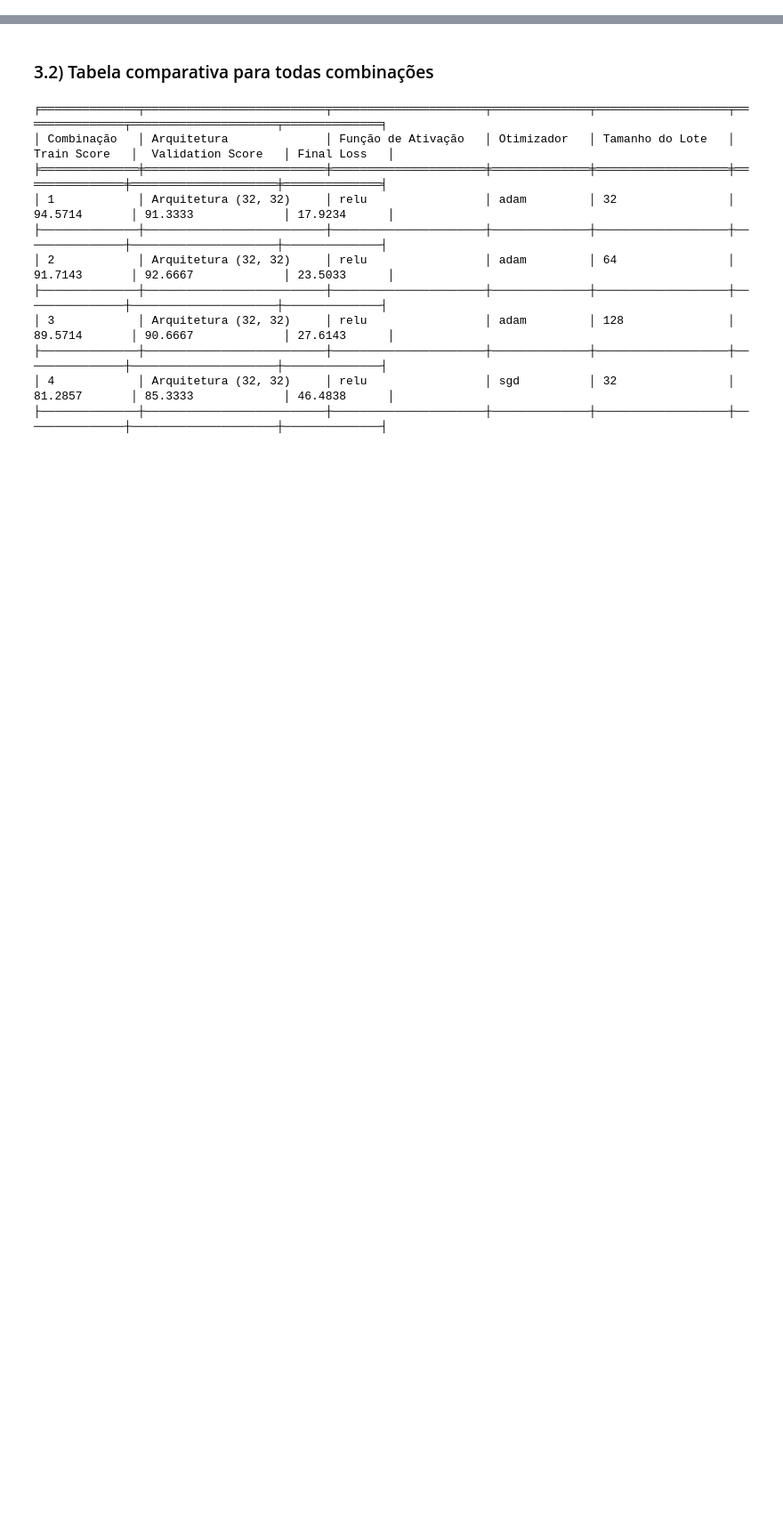
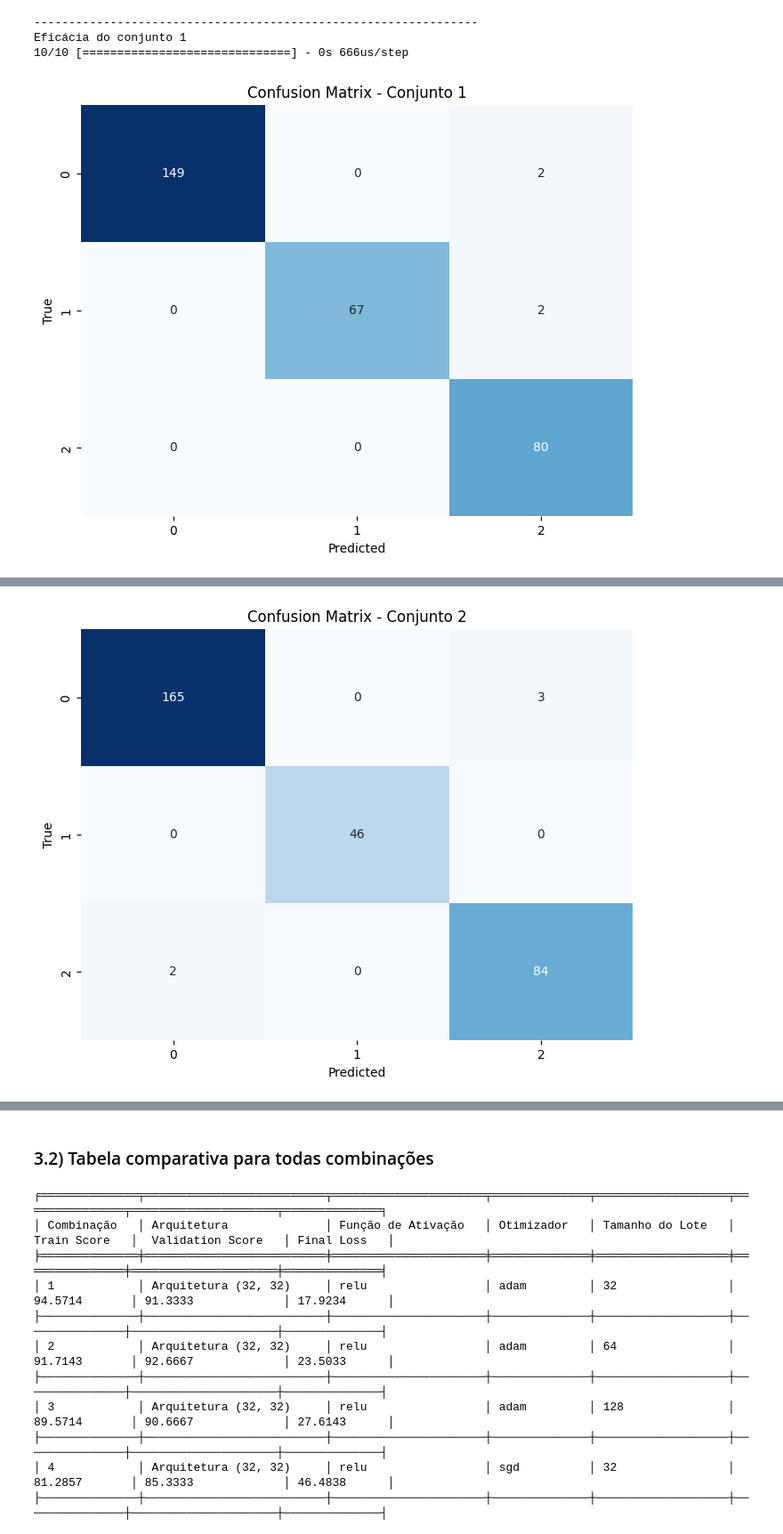
Before and after one commit to Ktzani/student-prediction, a Jupyter notebook: src/Veteranos/Modelos/redesNeurais.ipynb, the cells around one changed output, grey strips where cells are left out. Shown at 89% size. Saved outputs shown, nothing was run; the diff lists cells and outputs as text; code cells hidden in the pictures; blank space fills up the shorter version.

```diff
--- a/src/Veteranos/Modelos/redesNeurais.ipynb
+++ b/src/Veteranos/Modelos/redesNeurais.ipynb
@@ -259,0 +189,19 @@ y_test = to_categorical(y_test)
+# %%
+conjuntos = 10
+resultados_acuracia = []
+resultados_precisao = []
+resultados_revocacao = []
+resultados_f1 = []
+best_models = []
+
+for i in range(conjuntos):
+    print(f'\nConjunto {i + 1}')
+    num_classes, input, X_train_array, y_train_array, X_test_array, y_test_array = get_data_from_conjunto(i)
+
+    media_acuracia, media_precisao, media_revocacao, media_f1, best_model = kfold_cross_validation(X_train_array[i], y_train_array[i], num_classes, input)
+
+    resultados_acuracia.append(media_acuracia)
+    resultados_precisao.append(media_precisao)
+    resultados_revocacao.append(media_revocacao)
+    resultados_f1.append(media_f1)
+    best_models.append(best_model)
@@ -259,0 +252,54 @@ y_test = to_categorical(y_test)
+# %%
+print("----------------------------------------------------------------")
+# List to store average accuracies for each conjunto
+average_accuracies = []
+for i in range(conjuntos):
+    print(f'Eficácia do conjunto {i + 1}')
+    X_test = X_test_array[i]
+    y_test = y_test_array[i]
+
+    # Load the trained model for the current dataset
+    neuralNetwork = best_models[i]
+
+    # Ensure that the data type is float32
+    X_test = X_test.astype('float32')
+
+    # Make predictions on the test set
+    y_pred = neuralNetwork.predict(X_test)
+
+    # Convert predictions to labels
+    y_pred_labels = np.argmax(y_pred, axis=1)
+    y_test_labels = np.argmax(y_test, axis=1)
+
+    # Calculate the confusion matrix
+    cm = confusion_matrix(y_test_labels, y_pred_labels)
+
+    # Plot the confusion matrix
+    plt.figure(figsize=(8, 6))
+    sns.heatmap(cm, annot=True, fmt='d', cmap='Blues', cbar=False,
+                xticklabels=range(num_classes), yticklabels=range(num_classes))
+    plt.xlabel('Predicted')
+    plt.ylabel('True')
+    plt.title(f'Confusion Matrix - Conjunto {i + 1}')
+    plt.show()
+
+      # Calculate and print accuracy
+    accuracy = accuracy_score(y_test_labels, y_pred_labels)
+
+    # Append accuracy to the list
+    average_accuracies.append(accuracy)
+
+    print(f'Acurácia no conjunto de teste: {accuracy * 100:.2f}%\n')
+
+
+    # Print classification report
+    classification_rep = classification_report(y_test_labels, y_pred_labels)
+    print(f'Relatório de Classificação:\n{classification_rep}')
+
+
+    print('\n----------------------------------------------------------------\n')
+# %% [output]
+----------------------------------------------------------------
+Eficácia do conjunto 1
+10/10 [==============================] - 0s 666us/step
+[figure, added]
@@ -259,0 +324 @@ y_test = to_categorical(y_test)
+[figure, added]
```
Also changed, not shown: parts of 56 cells of this notebook, 3 other files.
